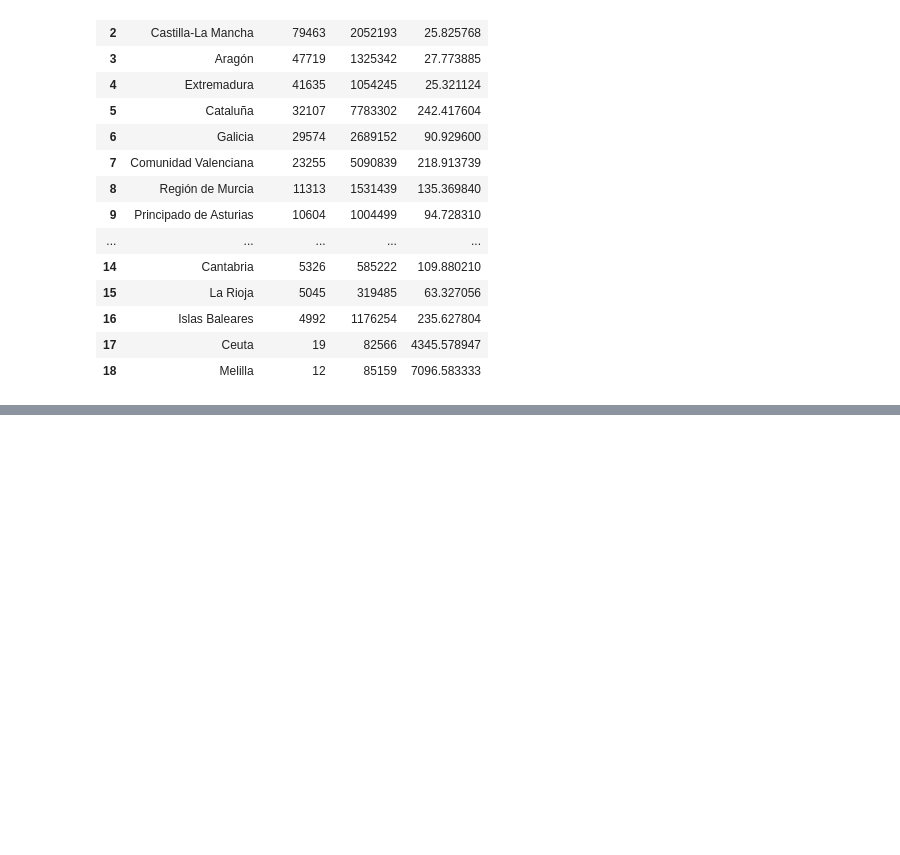
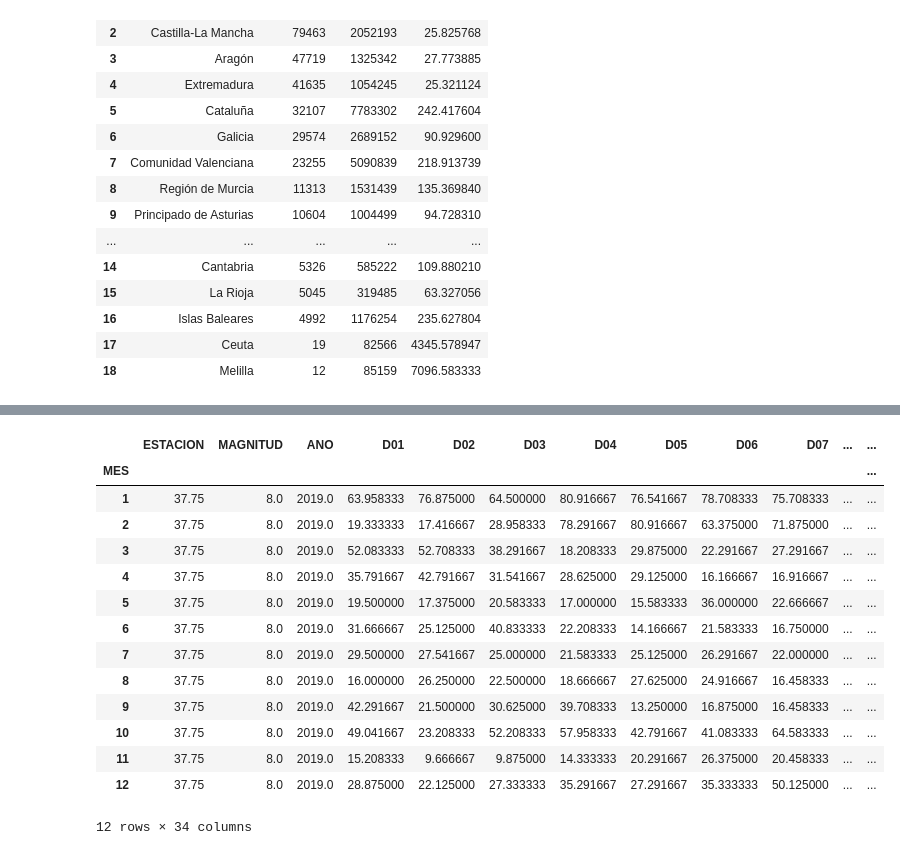
Before and after one commit to jairojaenz/Analisis-exploratorio-de-datos, a Jupyter notebook: Semana9_Guia#4/guia#4.ipynb, the cells around one changed output, grey strips where cells are left out. Cells and saved outputs as stored; diff of their text form; code cells hidden in the pictures; blank space fills up the shorter version.

```diff
--- a/Semana9_Guia#4/guia#4.ipynb
+++ b/Semana9_Guia#4/guia#4.ipynb
@@ -249,3 +249,26 @@ df
 | 16 | Islas Baleares | 4992 | 1176254 | 235.627804 |
 | 17 | Ceuta | 19 | 82566 | 4345.578947 |
 | 18 | Melilla | 12 | 85159 | 7096.583333 |
+# %%
+# Los ficheros emisiones-2016.csv, emisiones-2017.csv, emisiones-2018.csv y emisiones-2019.csv,
+# contienen datos sobre las emisiones contaminantes en la ciudad de Madrid en los años 2016, 2017,
+# 2018 y 2019 respectivamente. Escribir un programa con los siguientes requisitos:
+# 1. Generar un DataFrame con los datos de los cuatro ficheros.
+# 2. Filtrar las columnas del DataFrame para quedarse con las columnas ESTACION, MAGNITUD, AÑO, MES y las correspondientes a los días D01, D02, ..., D31.
+# 3. Reestructurar el DataFrame para que los valores de los contaminantes de las columnas de los días aparezcan en una única columna.
+# 4. Añadir una columna con la fecha a partir de la concatenación del año, el mes y el día (usar el módulo datetime).
+# 5. Eliminar las filas con fechas no válidas (utilizar la función isnat del módulo numpy) y ordenar el DataFrame por estaciones, contaminantes y fecha.
+# 6. Mostrar por pantalla las estaciones y los contaminantes disponibles en el DataFrame.
+
+import numpy as np
+import pandas as pd
+import datetime
+
+# 1. Generar un DataFrame con los datos de los cuatro ficheros.
+df_2016 = pd.read_csv('Ejercicio_1/emisiones-2016.csv', sep=';')
+df_2017 = pd.read_csv('Ejercicio_1/emisiones-2017.csv', sep=';')
+df_2018 = pd.read_csv('Ejercicio_1/emisiones-2018.csv', sep=';')
+df_2019 = pd.read_csv('Ejercicio_1/emisiones-2019.csv', sep=';')
+
+df = pd.concat([df_2016, df_2017, df_2018, df_2019])
+df
@@ -251,0 +417,8 @@ df
+# %%
+# 10 Crear una función que reciba una estación y un contaminante y devuelva un resumen
+# descriptivo de las emisiones del contaminante indicado en la estación indicada.
+df = df[['ESTACION', 'MAGNITUD', 'ANO', 'MES', 'D01', 'D02', 'D03', 'D04', 'D05', 'D06', 'D07', 'D08', 'D09', 'D10', 'D11', 'D12', 'D13', 'D14', 'D15', 'D16', 'D17', 'D18', 'D19', 'D20', 'D21', 'D22', 'D23', 'D24', 'D25', 'D26', 'D27', 'D28', 'D29', 'D30', 'D31']]
+def resumen_estacion(estacion, contaminante):
+    return df[(df['ESTACION'] == estacion) & (df['MAGNITUD'] == contaminante)].describe()
+
+resumen_estacion(56, 8)
@@ -251,0 +436,23 @@ df
+# %%
+# 11 Crear una función que devuelva las emisiones medias mensuales de un contaminante y un
+# año dados para todas las estaciones.
+def evolucion_mensual(contaminante, año):
+    return df[(df['MAGNITUD'] == contaminante) & (df['ANO'] == año)].groupby('MES').mean()
+
+evolucion_mensual(8, 2019)
+# %% [output]
+|  | ESTACION | MAGNITUD | ANO | D01 | D02 | D03 | D04 | D05 | D06 | D07 | ... | ... |
+| MES |  |  |  |  |  |  |  |  |  |  |  | ... |
+| 1 | 37.75 | 8.0 | 2019.0 | 63.958333 | 76.875000 | 64.500000 | 80.916667 | 76.541667 | 78.708333 | 75.708333 | ... | ... |
+| 2 | 37.75 | 8.0 | 2019.0 | 19.333333 | 17.416667 | 28.958333 | 78.291667 | 80.916667 | 63.375000 | 71.875000 | ... | ... |
+| 3 | 37.75 | 8.0 | 2019.0 | 52.083333 | 52.708333 | 38.291667 | 18.208333 | 29.875000 | 22.291667 | 27.291667 | ... | ... |
+| 4 | 37.75 | 8.0 | 2019.0 | 35.791667 | 42.791667 | 31.541667 | 28.625000 | 29.125000 | 16.166667 | 16.916667 | ... | ... |
+| 5 | 37.75 | 8.0 | 2019.0 | 19.500000 | 17.375000 | 20.583333 | 17.000000 | 15.583333 | 36.000000 | 22.666667 | ... | ... |
+| 6 | 37.75 | 8.0 | 2019.0 | 31.666667 | 25.125000 | 40.833333 | 22.208333 | 14.166667 | 21.583333 | 16.750000 | ... | ... |
+| 7 | 37.75 | 8.0 | 2019.0 | 29.500000 | 27.541667 | 25.000000 | 21.583333 | 25.125000 | 26.291667 | 22.000000 | ... | ... |
+| 8 | 37.75 | 8.0 | 2019.0 | 16.000000 | 26.250000 | 22.500000 | 18.666667 | 27.625000 | 24.916667 | 16.458333 | ... | ... |
+| 9 | 37.75 | 8.0 | 2019.0 | 42.291667 | 21.500000 | 30.625000 | 39.708333 | 13.250000 | 16.875000 | 16.458333 | ... | ... |
+| 10 | 37.75 | 8.0 | 2019.0 | 49.041667 | 23.208333 | 52.208333 | 57.958333 | 42.791667 | 41.083333 | 64.583333 | ... | ... |
+| 11 | 37.75 | 8.0 | 2019.0 | 15.208333 | 9.666667 | 9.875000 | 14.333333 | 20.291667 | 26.375000 | 20.458333 | ... | ... |
+| 12 | 37.75 | 8.0 | 2019.0 | 28.875000 | 22.125000 | 27.333333 | 35.291667 | 27.291667 | 35.333333 | 50.125000 | ... | ... |
+12 rows × 34 columns
```
Also changed, not shown: parts of 13 cells of this notebook, 8 other files.
